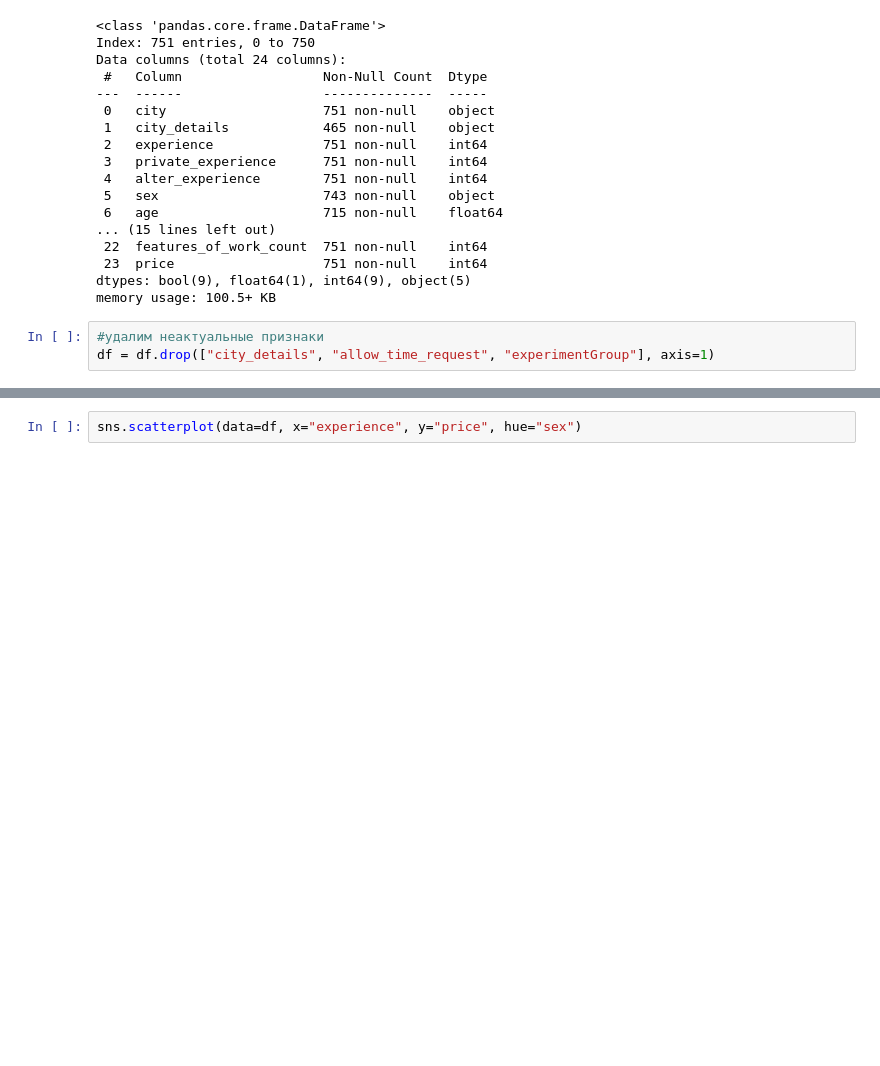
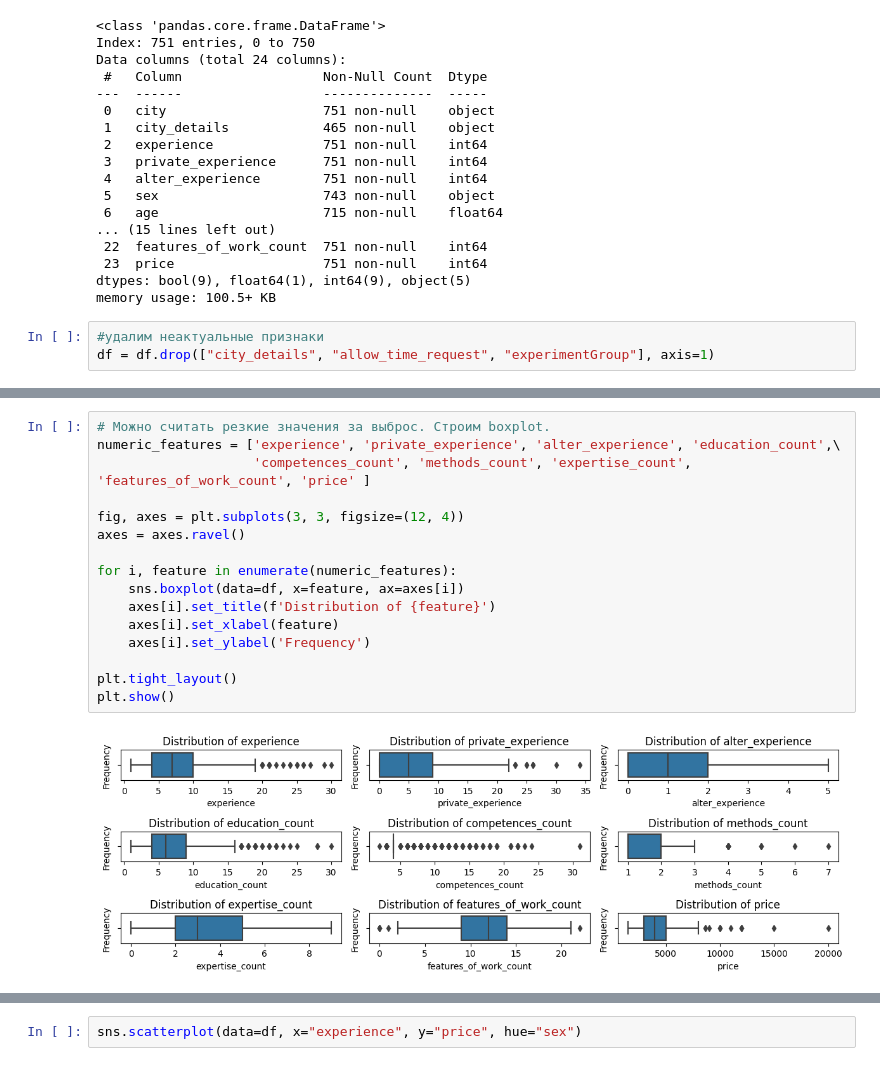
Before and after one commit to shchitaev/psychologist_profile_analysis, a Jupyter notebook: alter/alter_data_cleaning_eda.ipynb, the cells around one changed output, grey strips where cells are left out. Saved outputs shown, nothing was run; the diff lists cells and outputs as text; blank space fills up the shorter version.

```diff
--- a/alter/alter_data_cleaning_eda.ipynb
+++ b/alter/alter_data_cleaning_eda.ipynb
@@ -81 +107,19 @@ df = df[df['price'] <= 8_000]
+# %%
+# Можно считать резкие значения за выброс. Строим boxplot.
+numeric_features = ['experience', 'private_experience', 'alter_experience', 'education_count',\
+                    'competences_count', 'methods_count', 'expertise_count', 'features_of_work_count', 'price' ]
+
+fig, axes = plt.subplots(3, 3, figsize=(12, 4))
+axes = axes.ravel()
+
+for i, feature in enumerate(numeric_features):
+    sns.boxplot(data=df, x=feature, ax=axes[i])
+    axes[i].set_title(f'Distribution of {feature}')
+    axes[i].set_xlabel(feature)
+    axes[i].set_ylabel('Frequency')
+
+plt.tight_layout()
+plt.show()
+# %% [output]
+[figure, added]
 # %%
```
Also changed, not shown: parts of 14 cells of this notebook, 7 other files.
